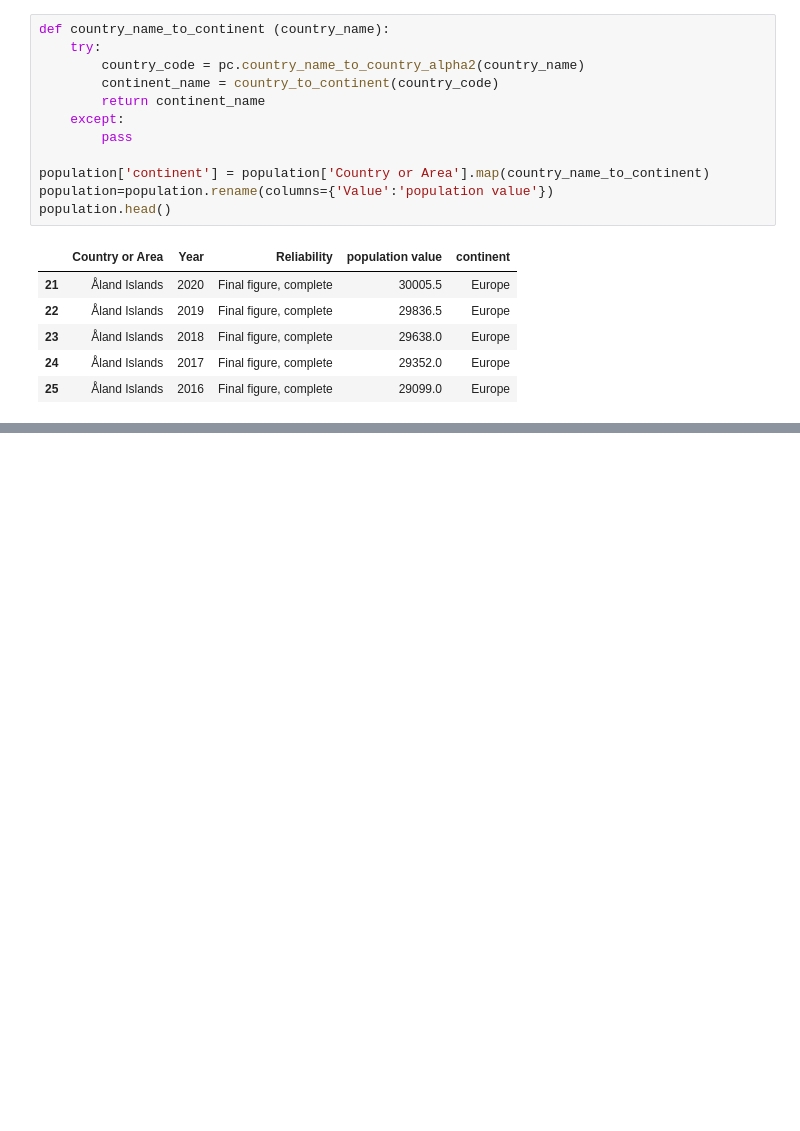
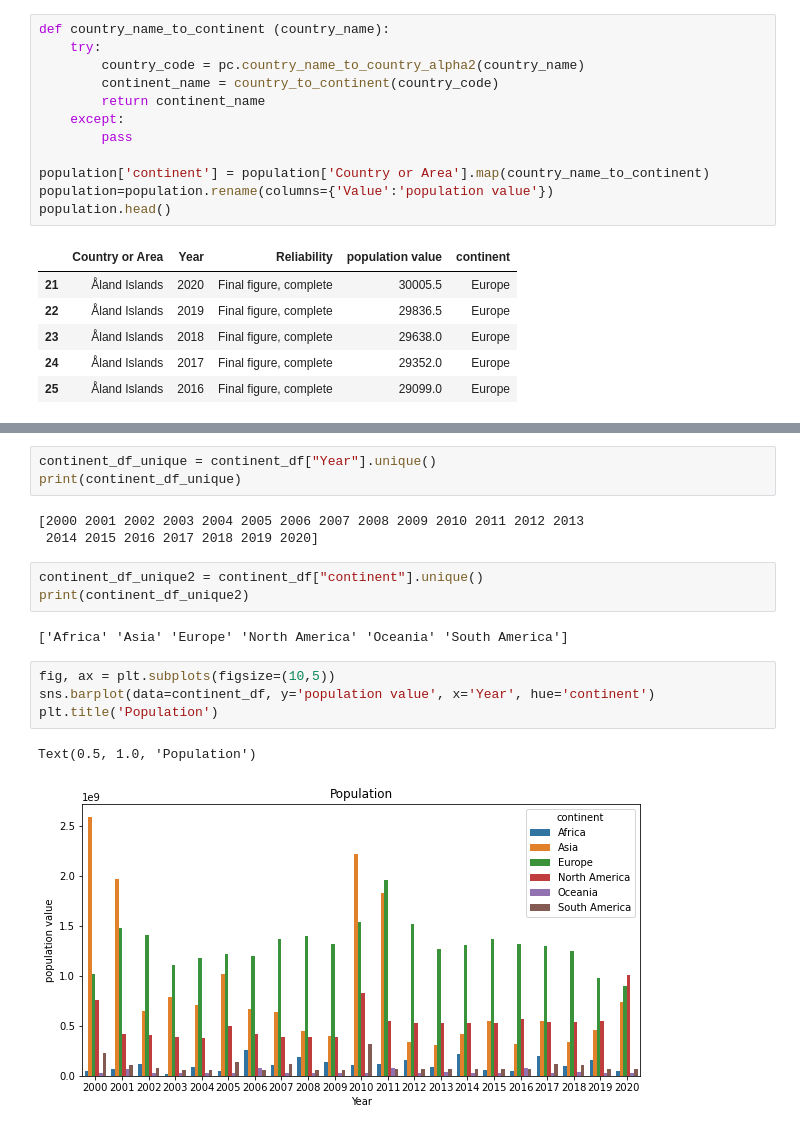
Before and after one commit to BoSuto/Specialist-Certificate-in-Data-Analytics-Essential-Jan-2023, a Jupyter notebook: Project - Spring 2023.ipynb, the cells around one changed output, grey strips where cells are left out. Drawn from its saved outputs; the diff is of its cells as text; blank space fills up the shorter version.

Commit message:
graphs

```diff
--- a/Project - Spring 2023.ipynb
+++ b/Project - Spring 2023.ipynb
@@ -382,0 +398,18 @@ continent_df.head()
+# %%
+continent_df_unique = continent_df["Year"].unique()
+print(continent_df_unique)
+# %% [output]
+[2000 2001 2002 2003 2004 2005 2006 2007 2008 2009 2010 2011 2012 2013
+ 2014 2015 2016 2017 2018 2019 2020]
+# %%
+continent_df_unique2 = continent_df["continent"].unique()
+print(continent_df_unique2)
+# %% [output]
+['Africa' 'Asia' 'Europe' 'North America' 'Oceania' 'South America']
+# %%
+fig, ax = plt.subplots(figsize=(10,5))
+sns.barplot(data=continent_df, y='population value', x='Year', hue='continent')
+plt.title('Population')
+# %% [output]
+Text(0.5, 1.0, 'Population')
+[figure, added]
```
Also changed, not shown: parts of 27 cells of this notebook.
